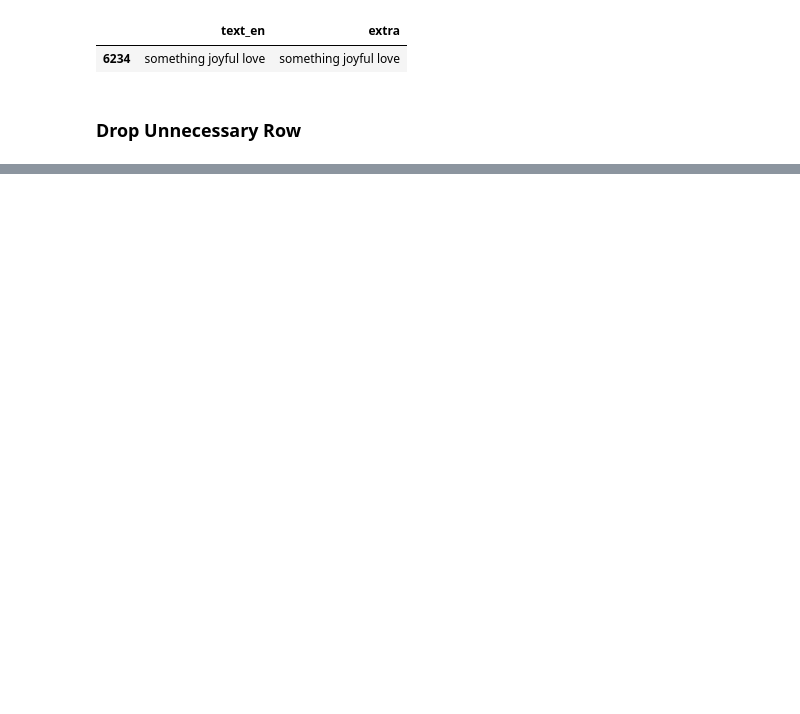
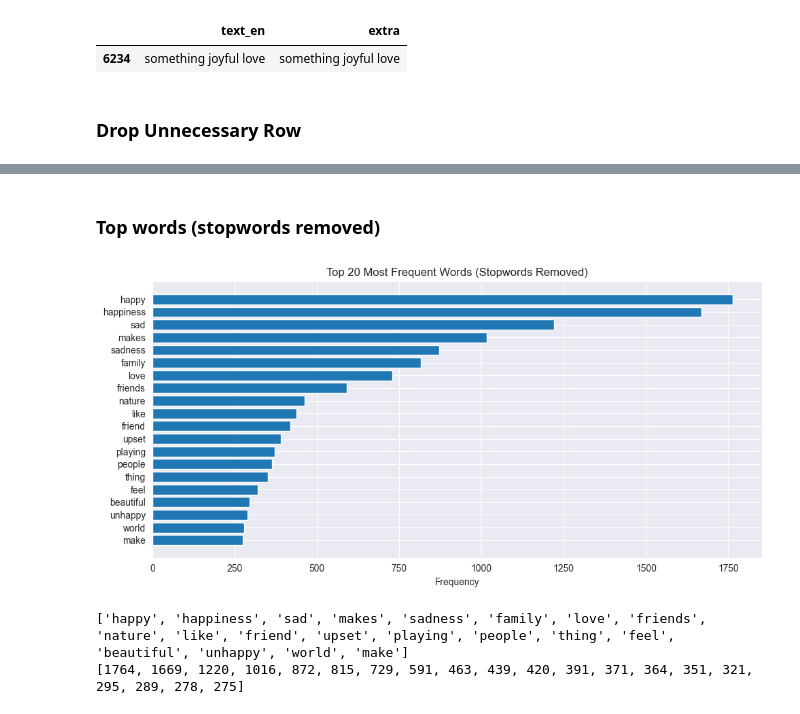
Before and after one commit to sanidavidanagama/DSGP15_Project, a Jupyter notebook: ml-models/education/notebooks/education_eda.ipynb, the cells around one changed output, grey strips where cells are left out. Saved outputs shown, nothing was run; the diff lists cells and outputs as text; code cells hidden in the pictures; blank space fills up the shorter version.

```diff
--- a/ml-models/education/notebooks/education_eda.ipynb
+++ b/ml-models/education/notebooks/education_eda.ipynb
@@ -185,0 +352,28 @@ test_df.head()
+# %% [markdown]
+### Top words (stopwords removed)
+# %%
+stop = set(ENGLISH_STOP_WORDS)
+
+words = [w for w in all_words if w.isalpha() and w not in stop]
+
+freq = Counter(words)
+top = freq.most_common(20)
+
+labels = [w for w, c in top]
+counts = [c for w, c in top]
+
+plt.figure(figsize=(10,5))
+plt.barh(labels, counts)
+plt.gca().invert_yaxis()
+plt.title("Top 20 Most Frequent Words (Stopwords Removed)")
+plt.xlabel("Frequency")
+plt.tight_layout()
+plt.show()
+# %% [output]
+[figure, added]
+# %%
+print(labels)
+print(counts)
+# %% [output]
+['happy', 'happiness', 'sad', 'makes', 'sadness', 'family', 'love', 'friends', 'nature', 'like', 'friend', 'upset', 'playing', 'people', 'thing', 'feel', 'beautiful', 'unhappy', 'world', 'make']
+[1764, 1669, 1220, 1016, 872, 815, 729, 591, 463, 439, 420, 391, 371, 364, 351, 321, 295, 289, 278, 275]
```
Also changed, not shown: parts of 46 cells of this notebook.
